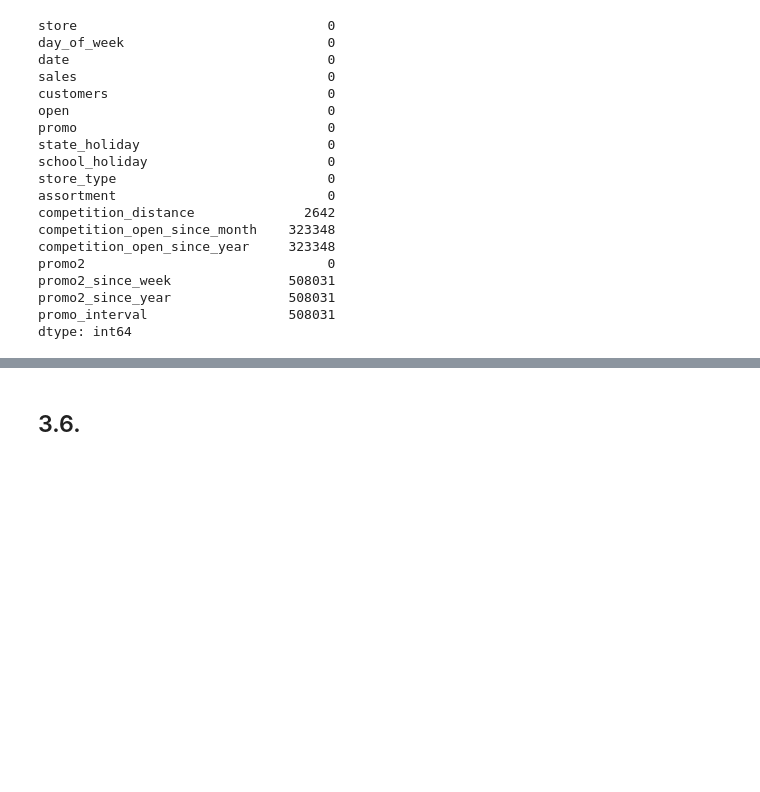
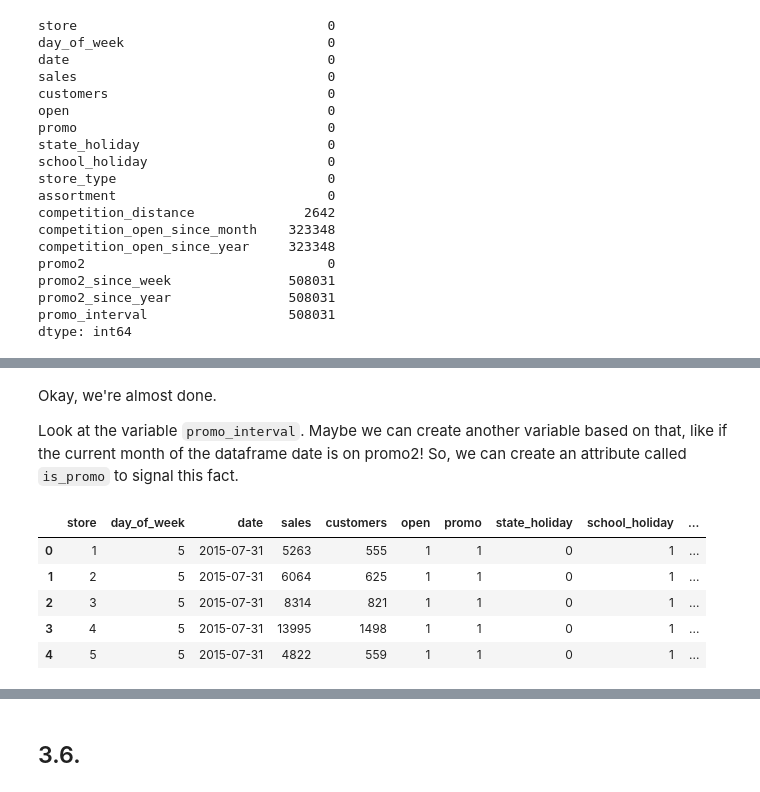
Before and after one commit to Emersonmiady/data-science-em-producao, a Jupyter notebook: rossman_store_sales.ipynb, the cells around one changed output, grey strips where cells are left out. Drawn from its saved outputs; the diff is of its cells as text; code cells hidden in the pictures; blank space fills up the shorter version.

Commit message:
filling out the NaN, first cicle of CRISP

```diff
--- a/rossman_store_sales.ipynb
+++ b/rossman_store_sales.ipynb
@@ -214,0 +302,2 @@ df['competition_distance'] = df['competition_distance'].apply(lambda x: 200000.0
+# %%
+df = fillout_nan_on_col_with('year', 'competition_open_since_year', df)
@@ -214,0 +335,2 @@ df['competition_distance'] = df['competition_distance'].apply(lambda x: 200000.0
+# %%
+df = fillout_nan_on_col_with('week', 'promo2_since_week', df)
@@ -214,0 +341,2 @@ df['competition_distance'] = df['competition_distance'].apply(lambda x: 200000.0
+# %%
+df = fillout_nan_on_col_with('year', 'promo2_since_year', df)
@@ -214,0 +370,2 @@ df['competition_distance'] = df['competition_distance'].apply(lambda x: 200000.0
+# %%
+df['promo_interval'].fillna(0, inplace=True)
@@ -214,0 +395,20 @@ df['competition_distance'] = df['competition_distance'].apply(lambda x: 200000.0
+# %% [markdown]
+Okay, we're almost done.
+
+Look at the variable `promo_interval`. Maybe we can create another variable based on that, like if the current month of the dataframe date is on promo2! So, we can create an attribute called `is_promo` to signal this fact.
+# %%
+# Mapping the current number of the month to 3 first letter of the month
+month_map = {1 : 'Jan', 2 : 'Feb', 3 : 'Mar', 4 : 'Apr',
+             5 : 'May', 6 : 'Jun', 7 : 'Jul', 8 : 'Aug',
+             9 : 'Sep', 10 : 'Oct', 11 : 'Nov', 12 : 'Dec'}
+
+# Creating the month_map column, based on the map dict created above
+df['month_map'] = df['date'].dt.month.map(month_map)
+df.head()
+# %% [output]
+|  | store | day_of_week | date | sales | customers | open | promo | state_holiday | school_holiday | ... |
+| 0 | 1 | 5 | 2015-07-31 | 5263 | 555 | 1 | 1 | 0 | 1 | ... |
+| 1 | 2 | 5 | 2015-07-31 | 6064 | 625 | 1 | 1 | 0 | 1 | ... |
+| 2 | 3 | 5 | 2015-07-31 | 8314 | 821 | 1 | 1 | 0 | 1 | ... |
+| 3 | 4 | 5 | 2015-07-31 | 13995 | 1498 | 1 | 1 | 0 | 1 | ... |
+| 4 | 5 | 5 | 2015-07-31 | 4822 | 559 | 1 | 1 | 0 | 1 | ... |
```
Also changed, not shown: parts of 35 cells of this notebook.
